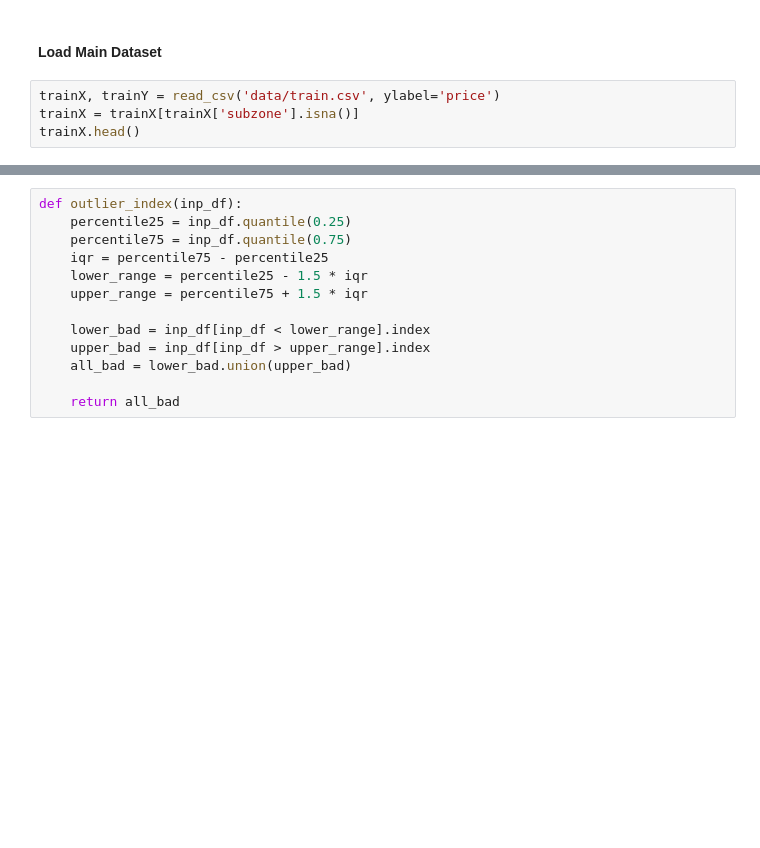
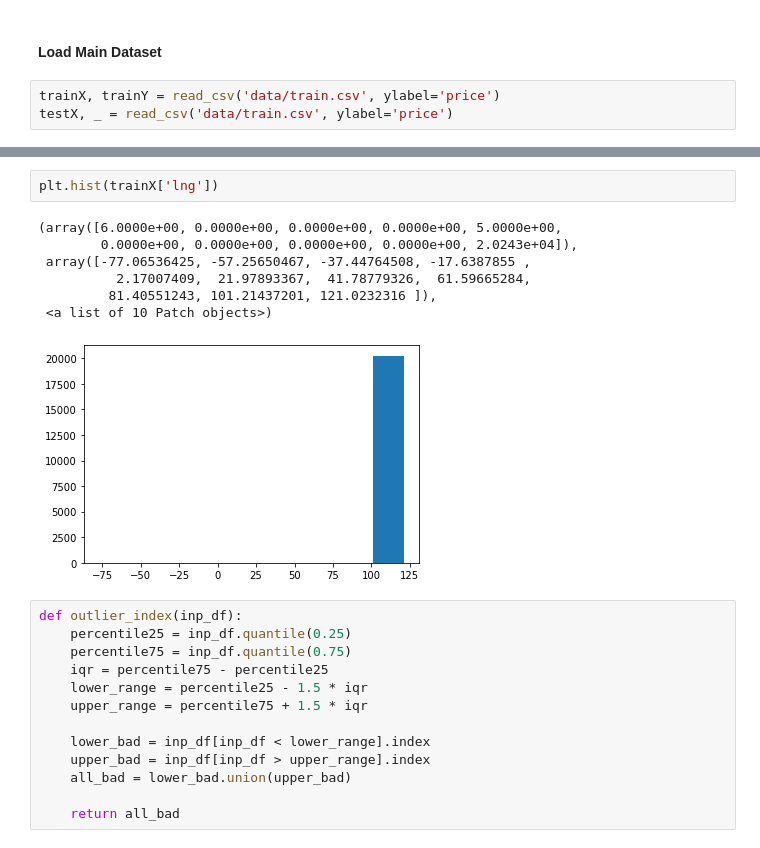
Before and after one commit to atul1696/cs5228-project, a Jupyter notebook: Prakhar_EDA.ipynb, the cells around one changed output, grey strips where cells are left out. Cells and saved outputs as stored; diff of their text form; blank space fills up the shorter version.

```diff
--- a/Prakhar_EDA.ipynb
+++ b/Prakhar_EDA.ipynb
@@ -7,5 +7,4 @@ import numpy as np
 #### Load Main Dataset
 # %%
 trainX, trainY = read_csv('data/train.csv', ylabel='price')
-trainX = trainX[trainX['subzone'].isna()]
-trainX.head()
+testX, _ = read_csv('data/train.csv', ylabel='price')
@@ -19,3 +11,13 @@ trainX.head()
+# %%
+plt.hist(trainX['lng'])
+# %% [output]
+(array([6.0000e+00, 0.0000e+00, 0.0000e+00, 0.0000e+00, 5.0000e+00,
+        0.0000e+00, 0.0000e+00, 0.0000e+00, 0.0000e+00, 2.0243e+04]),
+ array([-77.06536425, -57.25650467, -37.44764508, -17.6387855 ,
+          2.17007409,  21.97893367,  41.78779326,  61.59665284,
+         81.40551243, 101.21437201, 121.0232316 ]),
+ <a list of 10 Patch objects>)
+[figure, added]
 # %%
 def outlier_index(inp_df):
     percentile25 = inp_df.quantile(0.25)
```
Also changed, not shown: parts of 3 cells of this notebook, 3 other files.
